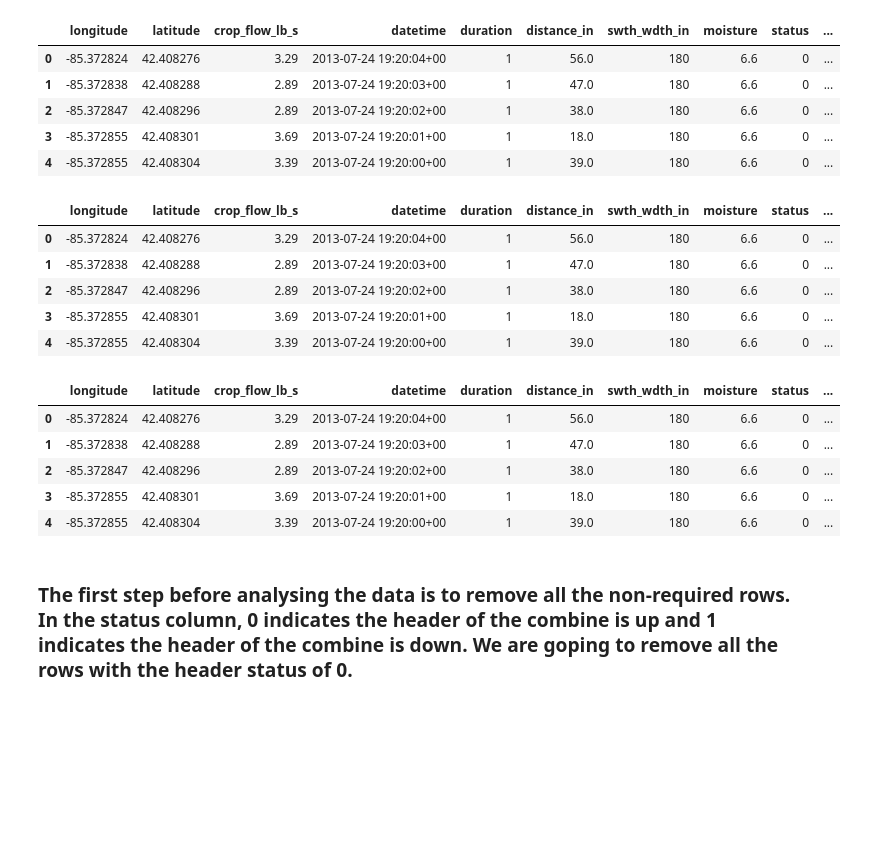
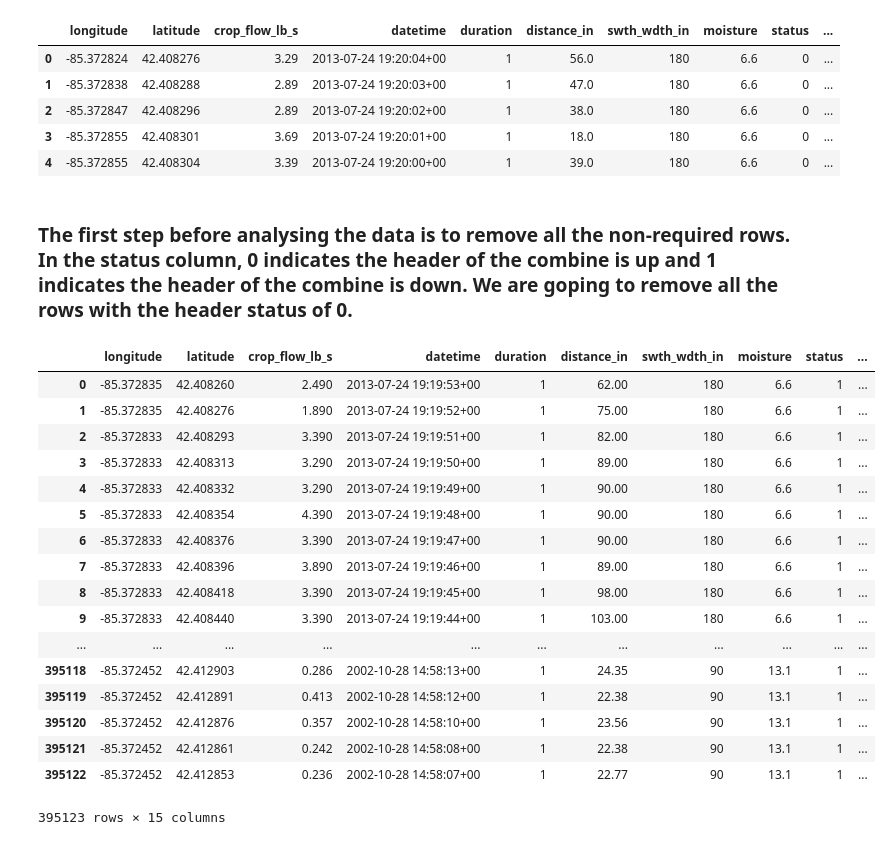
Before and after one commit to HSSangha/Case-Study-2, a Jupyter notebook: Case_Study_2_Harman.ipynb, the cells around one changed output. Cells and saved outputs as stored; diff of their text form; code cells hidden in the pictures; blank space fills up the shorter version.

```diff
--- a/Case_Study_2_Harman.ipynb
+++ b/Case_Study_2_Harman.ipynb
@@ -38,29 +38,5 @@ yield_data.head()
 | 2 | -85.372847 | 42.408296 | 2.89 | 2013-07-24 19:20:02+00 | 1 | 38.0 | 180 | 6.6 | 0 | ... |
 | 3 | -85.372855 | 42.408301 | 3.69 | 2013-07-24 19:20:01+00 | 1 | 18.0 | 180 | 6.6 | 0 | ... |
 | 4 | -85.372855 | 42.408304 | 3.39 | 2013-07-24 19:20:00+00 | 1 | 39.0 | 180 | 6.6 | 0 | ... |
-# %%
-import datetime
-
-new_datetime = pd.to_datetime(yield_data['datetime'])
-yield_data['New_Date'] = new_datetime
-yield_data.head()
-# %% [output]
-|  | longitude | latitude | crop_flow_lb_s | datetime | duration | distance_in | swth_wdth_in | moisture | status | ... |
-| 0 | -85.372824 | 42.408276 | 3.29 | 2013-07-24 19:20:04+00 | 1 | 56.0 | 180 | 6.6 | 0 | ... |
-| 1 | -85.372838 | 42.408288 | 2.89 | 2013-07-24 19:20:03+00 | 1 | 47.0 | 180 | 6.6 | 0 | ... |
-| 2 | -85.372847 | 42.408296 | 2.89 | 2013-07-24 19:20:02+00 | 1 | 38.0 | 180 | 6.6 | 0 | ... |
-| 3 | -85.372855 | 42.408301 | 3.69 | 2013-07-24 19:20:01+00 | 1 | 18.0 | 180 | 6.6 | 0 | ... |
-| 4 | -85.372855 | 42.408304 | 3.39 | 2013-07-24 19:20:00+00 | 1 | 39.0 | 180 | 6.6 | 0 | ... |
-# %%
-year_col = yield_data['New_Date'].dt.year
-yield_data['Year_Col'] = year_col
-yield_data.head()
-# %% [output]
-|  | longitude | latitude | crop_flow_lb_s | datetime | duration | distance_in | swth_wdth_in | moisture | status | ... |
-| 0 | -85.372824 | 42.408276 | 3.29 | 2013-07-24 19:20:04+00 | 1 | 56.0 | 180 | 6.6 | 0 | ... |
-| 1 | -85.372838 | 42.408288 | 2.89 | 2013-07-24 19:20:03+00 | 1 | 47.0 | 180 | 6.6 | 0 | ... |
-| 2 | -85.372847 | 42.408296 | 2.89 | 2013-07-24 19:20:02+00 | 1 | 38.0 | 180 | 6.6 | 0 | ... |
-| 3 | -85.372855 | 42.408301 | 3.69 | 2013-07-24 19:20:01+00 | 1 | 18.0 | 180 | 6.6 | 0 | ... |
-| 4 | -85.372855 | 42.408304 | 3.39 | 2013-07-24 19:20:00+00 | 1 | 39.0 | 180 | 6.6 | 0 | ... |
 # %% [markdown]
 ### The first step before analysing the data is to remove all the non-required rows. In the status column, 0 indicates the header of the combine is up and 1 indicates the header of the combine is down. We are goping to remove all the rows with the header status of 0.
@@ -68,0 +53,23 @@ for row in yield_data.iterrows():
+# %%
+new_db = pd.read_csv('new_yield.txt', sep=",", header=None)
+new_db.columns = ['longitude', 'latitude', 'crop_flow_lb_s', 'datetime', 'duration', 'distance_in', 'swth_wdth_in', 'moisture', 'status', 'pass_num', 'serial_number', 'field', 'dataset', 'product', 'elevation_ft']
+new_db
+# %% [output]
+|  | longitude | latitude | crop_flow_lb_s | datetime | duration | distance_in | swth_wdth_in | moisture | status | ... |
+| 0 | -85.372835 | 42.408260 | 2.490 | 2013-07-24 19:19:53+00 | 1 | 62.00 | 180 | 6.6 | 1 | ... |
+| 1 | -85.372835 | 42.408276 | 1.890 | 2013-07-24 19:19:52+00 | 1 | 75.00 | 180 | 6.6 | 1 | ... |
+| 2 | -85.372833 | 42.408293 | 3.390 | 2013-07-24 19:19:51+00 | 1 | 82.00 | 180 | 6.6 | 1 | ... |
+| 3 | -85.372833 | 42.408313 | 3.290 | 2013-07-24 19:19:50+00 | 1 | 89.00 | 180 | 6.6 | 1 | ... |
+| 4 | -85.372833 | 42.408332 | 3.290 | 2013-07-24 19:19:49+00 | 1 | 90.00 | 180 | 6.6 | 1 | ... |
+| 5 | -85.372833 | 42.408354 | 4.390 | 2013-07-24 19:19:48+00 | 1 | 90.00 | 180 | 6.6 | 1 | ... |
+| 6 | -85.372833 | 42.408376 | 3.390 | 2013-07-24 19:19:47+00 | 1 | 90.00 | 180 | 6.6 | 1 | ... |
+| 7 | -85.372833 | 42.408396 | 3.890 | 2013-07-24 19:19:46+00 | 1 | 89.00 | 180 | 6.6 | 1 | ... |
+| 8 | -85.372833 | 42.408418 | 3.390 | 2013-07-24 19:19:45+00 | 1 | 98.00 | 180 | 6.6 | 1 | ... |
+| 9 | -85.372833 | 42.408440 | 3.390 | 2013-07-24 19:19:44+00 | 1 | 103.00 | 180 | 6.6 | 1 | ... |
+| ... | ... | ... | ... | ... | ... | ... | ... | ... | ... | ... |
+| 395118 | -85.372452 | 42.412903 | 0.286 | 2002-10-28 14:58:13+00 | 1 | 24.35 | 90 | 13.1 | 1 | ... |
+| 395119 | -85.372452 | 42.412891 | 0.413 | 2002-10-28 14:58:12+00 | 1 | 22.38 | 90 | 13.1 | 1 | ... |
+| 395120 | -85.372452 | 42.412876 | 0.357 | 2002-10-28 14:58:10+00 | 1 | 23.56 | 90 | 13.1 | 1 | ... |
+| 395121 | -85.372452 | 42.412861 | 0.242 | 2002-10-28 14:58:08+00 | 1 | 22.38 | 90 | 13.1 | 1 | ... |
+| 395122 | -85.372452 | 42.412853 | 0.236 | 2002-10-28 14:58:07+00 | 1 | 22.77 | 90 | 13.1 | 1 | ... |
+395123 rows × 15 columns
```
Also changed, not shown: parts of 5 cells of this notebook.
